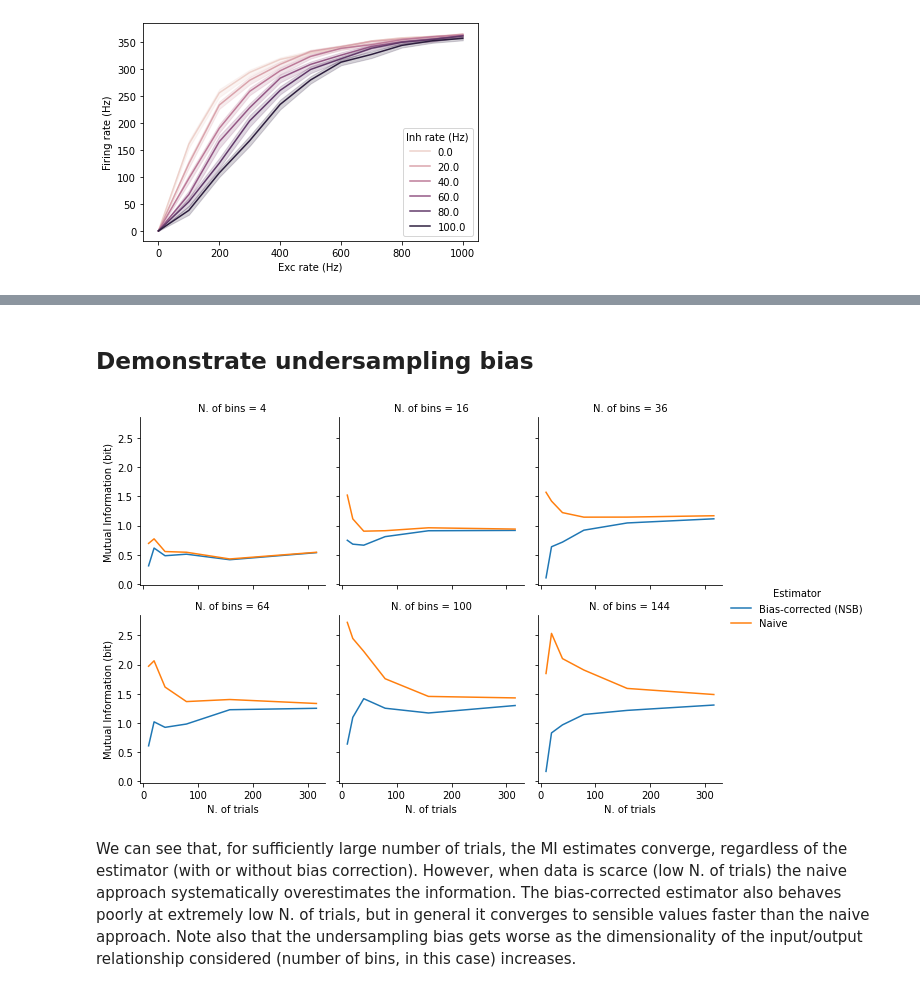
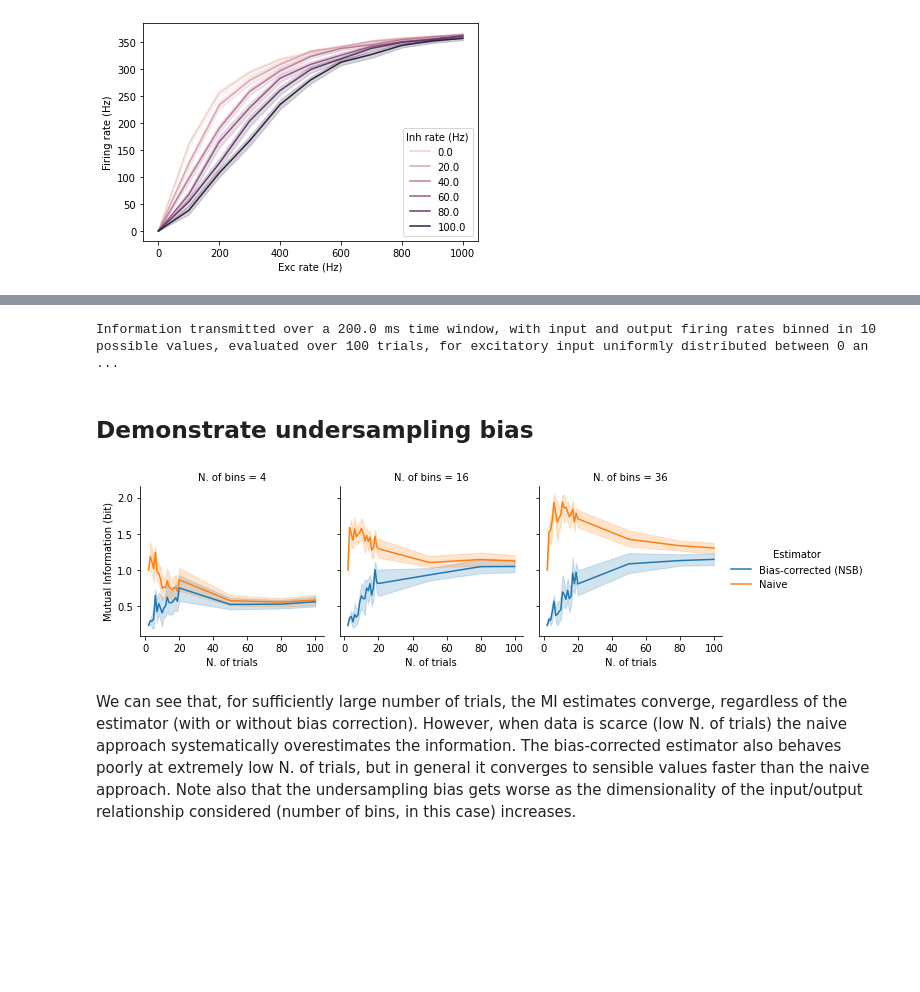
Before and after one commit to epiasini/neuronschool2022, a Jupyter notebook: Neuronschool-Tutorial.ipynb, the cells around one changed output, grey strips where cells are left out. Saved outputs shown, nothing was run; the diff lists cells and outputs as text; code cells hidden in the pictures; blank space fills up the shorter version.

```diff
--- a/Neuronschool-Tutorial.ipynb
+++ b/Neuronschool-Tutorial.ipynb
@@ -193,37 +296,48 @@ def estimate_information(exc_max, inh, n_bins=10, bias_correction=True, **kwargs
     else:
         information = mutual_information_naive(io_table)
     return information
+# %%
+exc = 200
+inh = 10
+n_bins = 10
+n_trials = 100
+duration = 0.4
+transient = 0.2
+
+print(f"Information transmitted over a {(duration-transient)*1000} ms time window, \
+with input and output firing rates binned in {n_bins} possible values, \
+evaluated over {n_trials} trials, \
+for excitatory input uniformly distributed between 0 and {exc} Hz, and {inh} Hz inhibitory input: \
+{estimate_information(exc, inh, n_bins, n_trials=n_trials, duration=duration, transient=transient):.2g} bit")
+# %% [output]
+Information transmitted over a 200.0 ms time window, with input and output firing rates binned in 10 possible values, evaluated over 100 trials, for excitatory input uniformly distributed between 0 an ...
 # %% [markdown]
 ## Demonstrate undersampling bias
 # %%
-# TODO: add repetitions and error bars in the plots, to give an idea of the estimate variance (besides the bias)
+n_bins_range = np.array([2, 4, 6])
+n_trials_range = np.concatenate((np.arange(2, 21, 1, dtype='int'), np.array([50, 80, 100])))
+n_repetitions = 10
 
-n_bins_range = np.arange(2, 13, 2, dtype='int')
-n_trials_range = np.round(np.logspace(1, 2.5, 6)).astype('int')
+mi_for_bias_comparison = xr.DataArray(
+    dims=['Estimator', 'N. of bins', 'N. of trials', 'N. of repetitions'],
+    coords=[['Bias-corrected (NSB)', 'Naive'], n_bins_range**2, n_trials_range, range(n_repetitions)],
+    name='Mutual Information (bit)')
 
-mi_corrected = np.zeros((n_bins_range.size, n_trials_range.size))
-mi_naive = np.zeros((n_bins_range.size, n_trials_range.size))
-for i, n_bins in enumerate(tqdm(n_bins_range)):
-    for j, n_trials in enumerate(n_trials_range):
-        in_freqs, out_freqs = input_output_simulation(exc_max=200, inh=10, n_trials=n_trials)
-        in_binned = digitize(in_freqs, n_bins=n_bins)
-        out_binned = digitize(out_freqs, n_bins=n_bins)
-        io_table = np.vstack((in_binned, out_binned)).T
-        mi_corrected[i,j] = ndd.mutual_information(io_table) * np.log2(np.e)
-        mi_naive[i,j] = mutual_information_naive(io_table)
-
-bias_comparison = xr.DataArray(
-    data=np.stack((mi_corrected, mi_naive)),
-    dims=['Estimator', 'N. of bins', 'N. of trials'],
-    coords=[['Bias-corrected (NSB)', 'Naive'], n_bins_range**2, n_trials_range],
-    name='Mutual Information (bit)'
-)
+for rep in tqdm(range(n_repetitions)):
+    for i, n_bins in enumerate(n_bins_range):
+        for j, n_trials in enumerate(n_trials_range):
+            in_freqs, out_freqs = input_output_simulation(exc_max=200, inh=10, n_trials=n_trials)
+            in_binned = digitize(in_freqs, n_bins=n_bins)
+            out_binned = digitize(out_freqs, n_bins=n_bins)
+            io_table = np.vstack((in_binned, out_binned)).T
+            mi_for_bias_comparison[0,i,j,rep] = ndd.mutual_information(io_table) * np.log2(np.e)
+            mi_for_bias_comparison[1,i,j,rep] = mutual_information_naive(io_table)
 # %%
-g = sns.FacetGrid(data=bias_comparison.to_dataframe().reset_index(), col='N. of bins', col_wrap=3, hue='Estimator')
+g = sns.FacetGrid(data=mi_for_bias_comparison.to_dataframe().reset_index(), col='N. of bins', col_wrap=3, hue='Estimator')
 g.map(sns.lineplot, 'N. of trials', 'Mutual Information (bit)')
 g.add_legend();
 # %% [output]
-[figure, old version]
+[figure, new version]
 # %% [markdown]
 We can see that, for sufficiently large number of trials, the MI estimates converge, regardless of the estimator (with or without bias correction). However, when data is scarce (low N. of trials) the naive approach systematically overestimates the information. The bias-corrected estimator also behaves poorly at extremely low N. of trials, but in general it converges to sensible values faster than the naive approach. Note also that the undersampling bias gets worse as the dimensionality of the input/output relationship considered (number of bins, in this case) increases.
 # %% [markdown]
```
Also changed, not shown: parts of 22 cells of this notebook.
